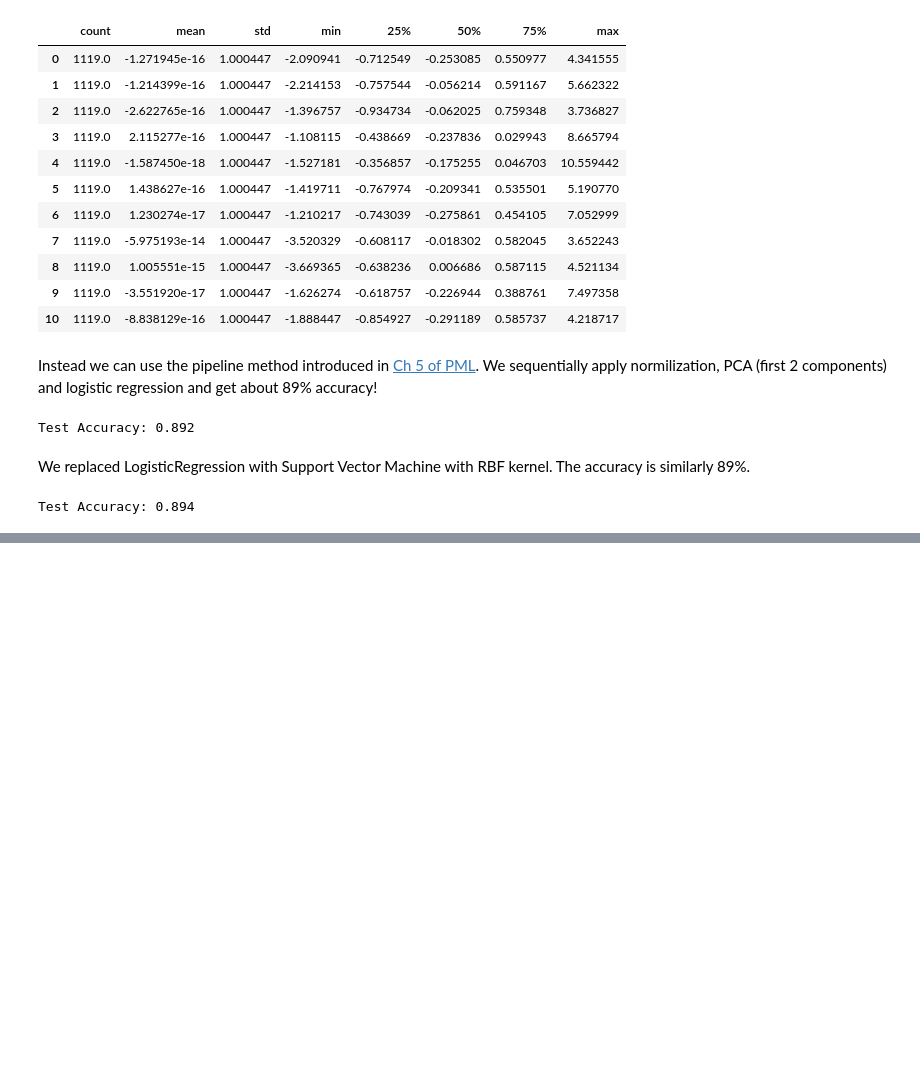
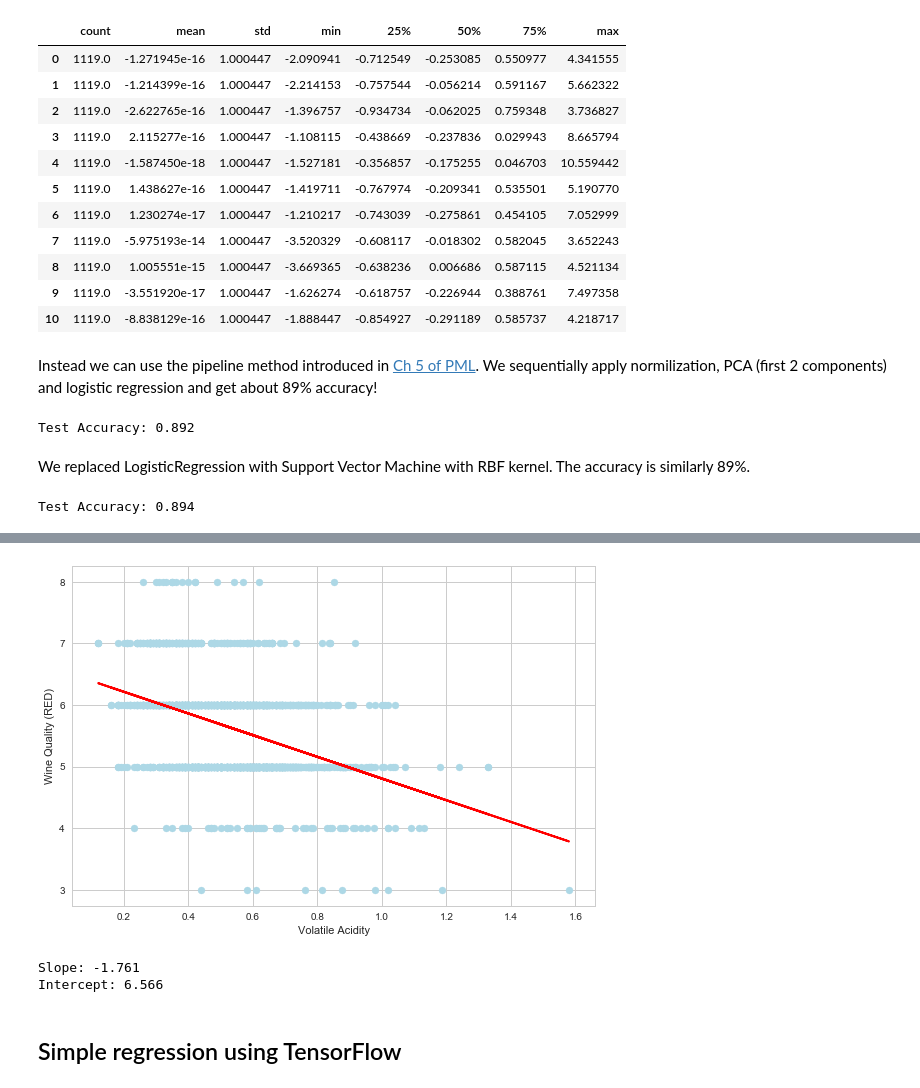
Before and after one commit to JOY199603/2016.M3.TQF-ML, a Jupyter notebook: TestSet1/WorkBook.ipynb, the cells around one changed output, grey strips where cells are left out. Cells and saved outputs as stored; diff of their text form; code cells hidden in the pictures; blank space fills up the shorter version.

```diff
--- a/TestSet1/WorkBook.ipynb
+++ b/TestSet1/WorkBook.ipynb
@@ -101,0 +119,29 @@ Test Accuracy: 0.894
+# %%
+X = df_red[['volatile acidity']].values
+y = df_red['quality'].values
+# %%
+from sklearn.linear_model import LinearRegression
+slr = LinearRegression()
+slr.fit(X, y)
+y_pred = slr.predict(X)
+# %%
+def lin_regplot(X, y, model):
+    plt.scatter(X, y, c='lightblue')
+    plt.plot(X, model.predict(X), color='red', linewidth=2)
+    return
+
+lin_regplot(X, y, slr)
+plt.xlabel('Volatile Acidity')
+plt.ylabel('Wine Quality (RED)')
+plt.tight_layout()
+# plt.savefig('./figures/gradient_fit.png', dpi=300)
+plt.show()
+print('Slope: %.3f' % slr.coef_[0])
+print('Intercept: %.3f' % slr.intercept_)
+# %% [output]
+[figure, added]
+Slope: -1.761
+Intercept: 6.566
+# %% [markdown]
+
+## Simple regression using TensorFlow
```
Also changed, not shown: parts of 16 cells of this notebook.
